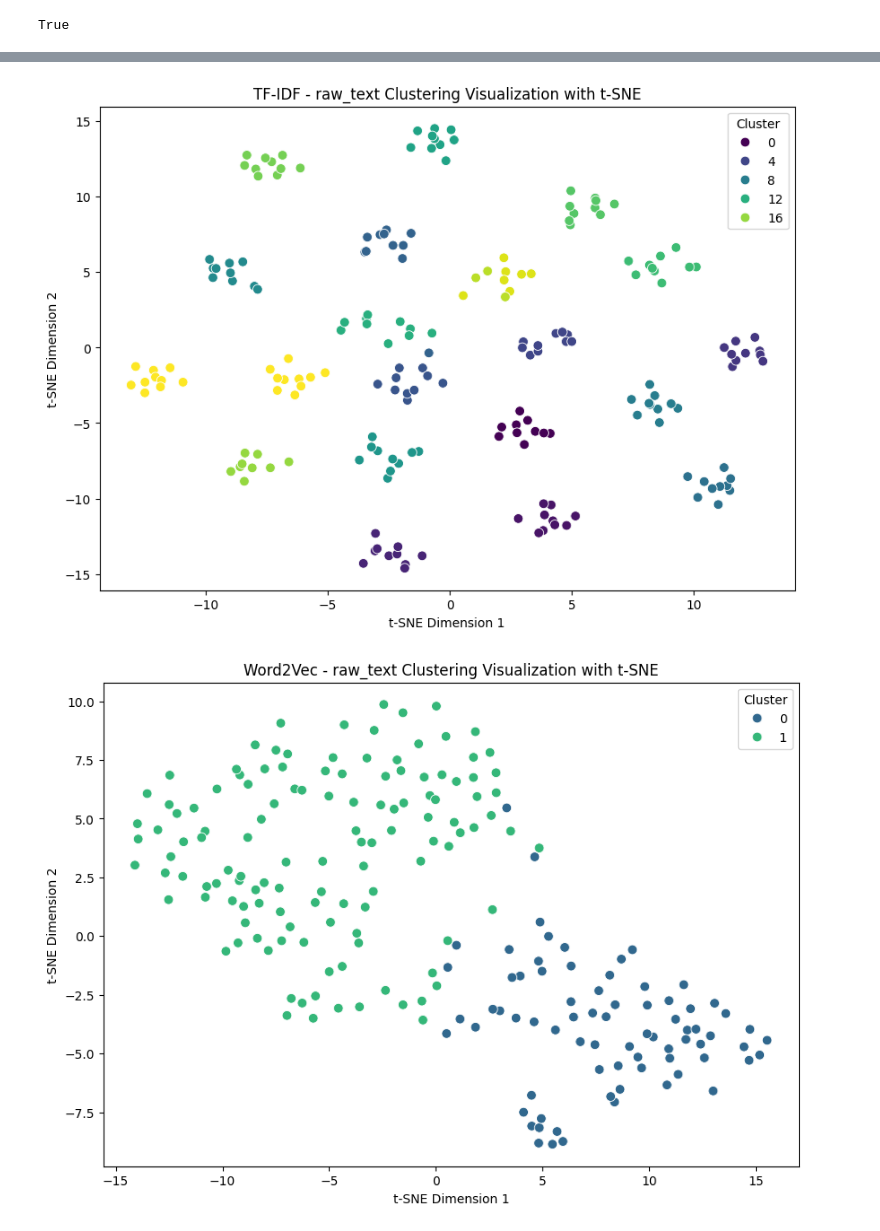
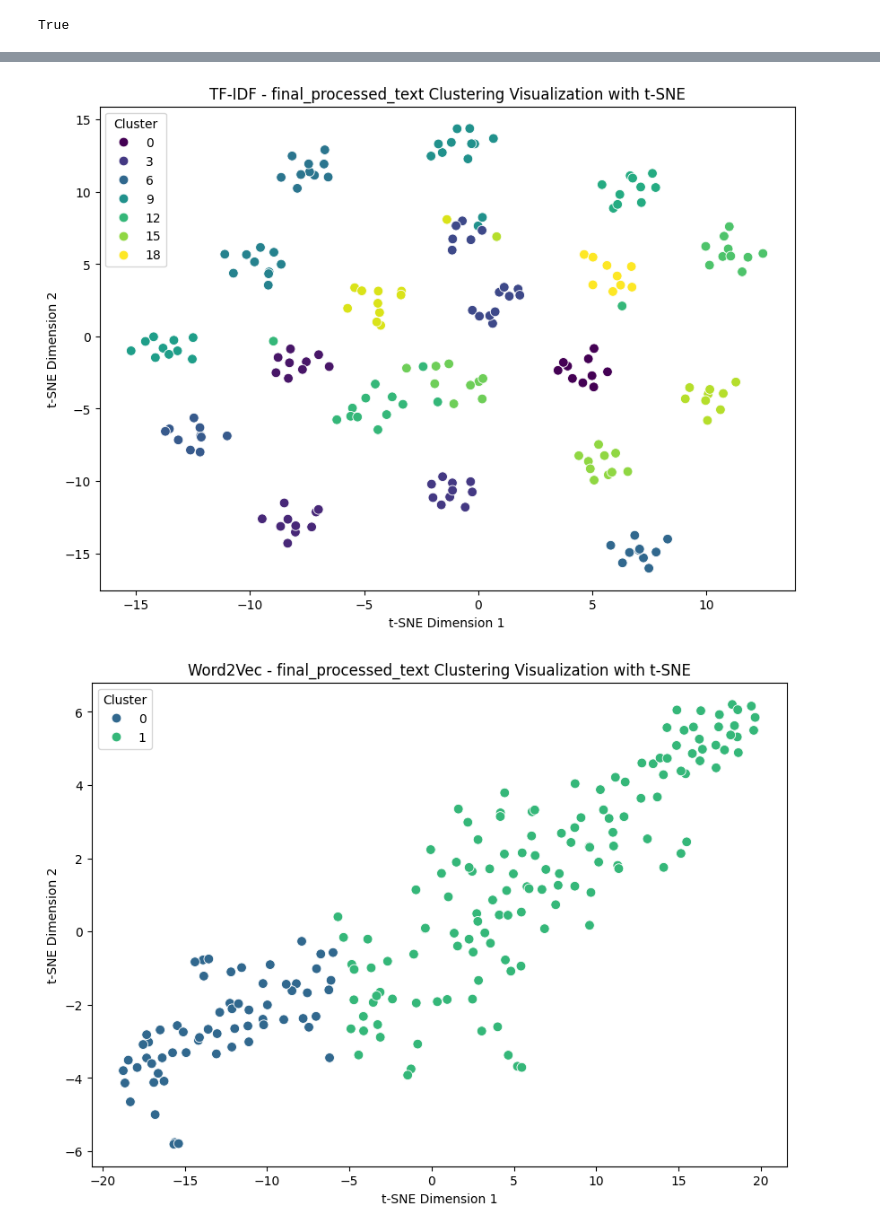
Before and after one commit to jamesaycheese/MSDS_453_A1, a Jupyter notebook: Assignment_2_final.ipynb, the cells around one changed output, grey strips where cells are left out. Cells and saved outputs as stored; diff of their text form; code cells hidden in the pictures.

```diff
--- a/Assignment_2_final.ipynb
+++ b/Assignment_2_final.ipynb
@@ -145,12 +142,5 @@ titles = ['PLW_Doc6_Kingsman__The_Secret_Service', 'PLW_Doc7_Kingsman__The_Secre
-# %%
-tfidf_matrix = tfidf(final_processed_text, titles, ngram_range = (1,1))
 # %%
-
-
-# Define your three text corpora
 texts_variants = {
-    "raw_text": raw_text,
-    "raw_text_cleaned": raw_text_cleaned,
     "final_processed_text": final_processed_text
 }
 
@@ -249,2 +239,2 @@ Best k for Word2Vec (raw_text): 2
-[figure, old version]
+[figure, new version]
-[figure, old version]
+[figure, new version]
```
Also changed, not shown: parts of 11 cells of this notebook.
